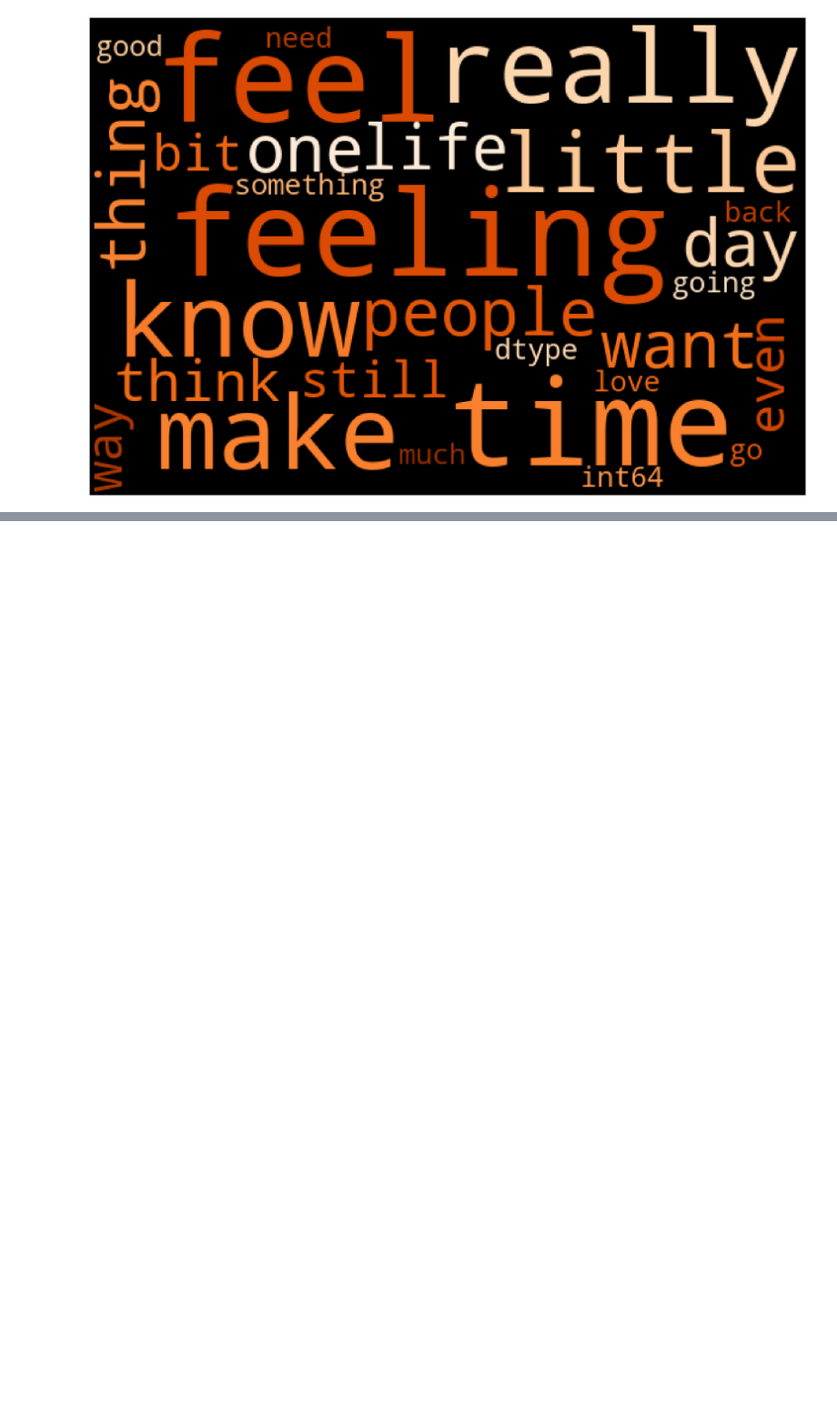
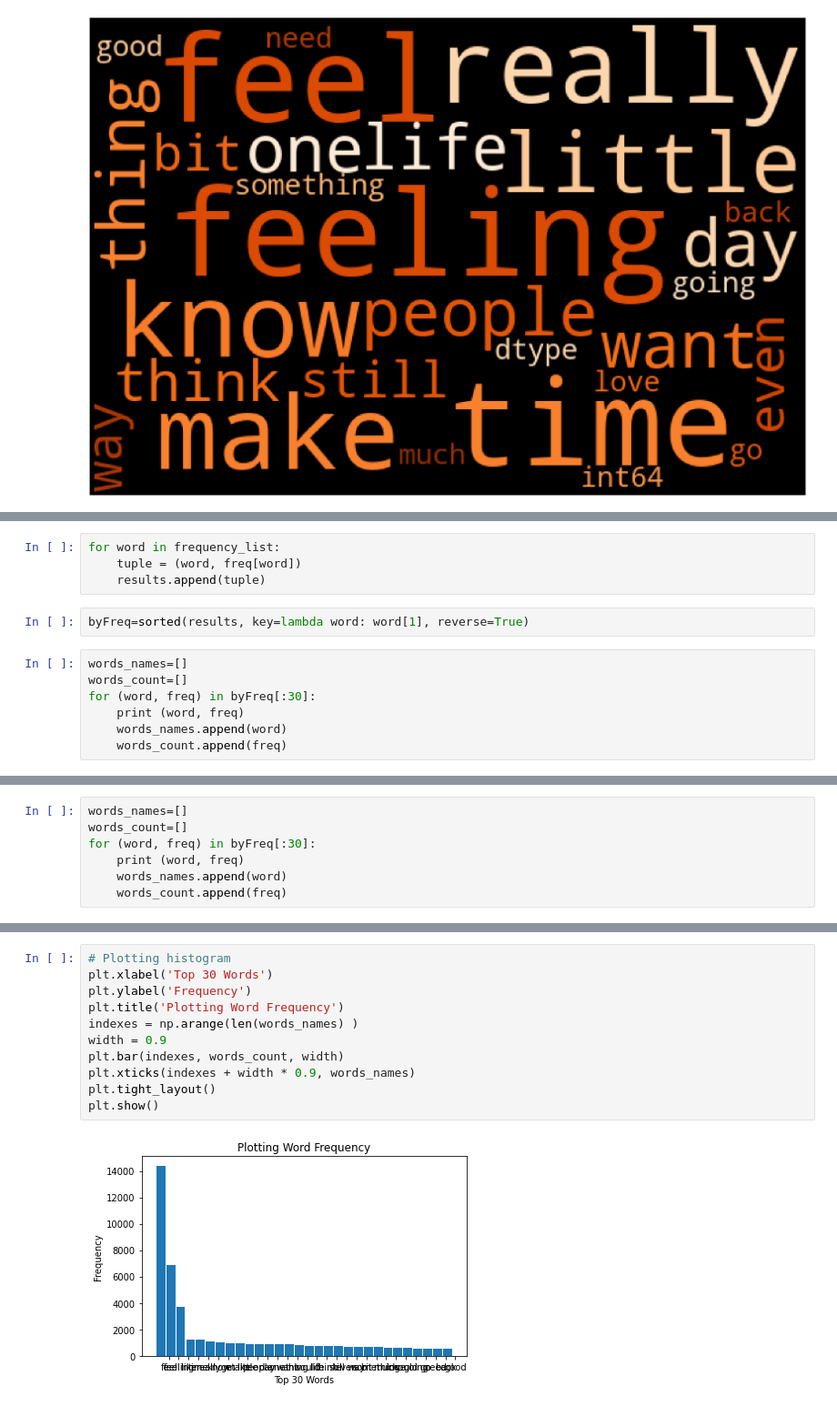
Before and after one commit to sijan67/OMOU, a Jupyter notebook: DataAnalysis/Data_preprocess_and_analysis.ipynb, the cells around one changed output, grey strips where cells are left out. Shown: that part at 91% size. Saved outputs shown, nothing was run; the diff lists cells and outputs as text; blank space fills up the shorter version.

```diff
--- a/DataAnalysis/Data_preprocess_and_analysis.ipynb
+++ b/DataAnalysis/Data_preprocess_and_analysis.ipynb
@@ -298,0 +417,13 @@ plt.show()
+# %%
+for word in frequency_list:
+    tuple = (word, freq[word])
+    results.append(tuple)
+# %%
+byFreq=sorted(results, key=lambda word: word[1], reverse=True)
+# %%
+words_names=[]
+words_count=[]
+for (word, freq) in byFreq[:30]:
+    print (word, freq)
+    words_names.append(word)
+    words_count.append(freq)
@@ -298,0 +448,7 @@ plt.show()
+# %%
+words_names=[]
+words_count=[]
+for (word, freq) in byFreq[:30]:
+    print (word, freq)
+    words_names.append(word)
+    words_count.append(freq)
@@ -298,0 +473,13 @@ plt.show()
+# %%
+# Plotting histogram
+plt.xlabel('Top 30 Words')
+plt.ylabel('Frequency')
+plt.title('Plotting Word Frequency')
+indexes = np.arange(len(words_names) )
+width = 0.9
+plt.bar(indexes, words_count, width)
+plt.xticks(indexes + width * 0.9, words_names)
+plt.tight_layout()
+plt.show()
+# %% [output]
+[figure, added]
```
Also changed, not shown: parts of 34 cells of this notebook.
